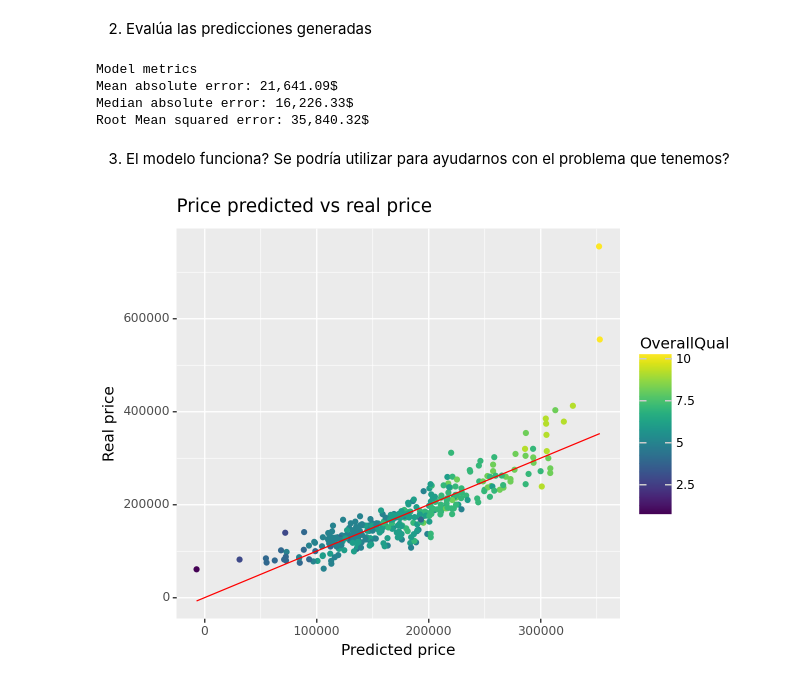
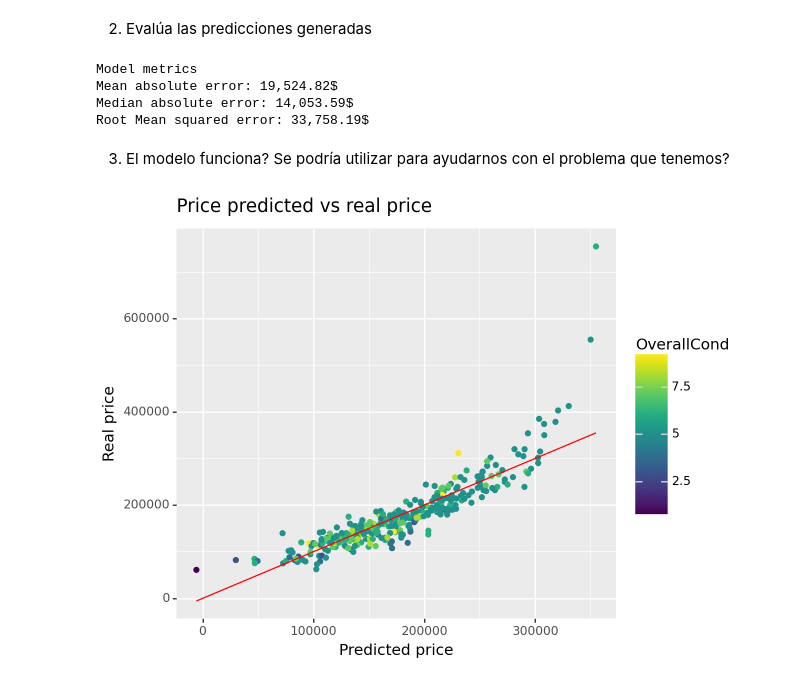
Before and after one commit to TehWeifu/IABD, a Jupyter notebook: SistemasDeAprendizajeAutomatico/Andreas/Project/primer-ejercicio/entregable/entregable-JBSL.ipynb, the cells around one changed output. Drawn from its saved outputs; the diff is of its cells as text; code cells hidden in the pictures.

```diff
--- a/SistemasDeAprendizajeAutomatico/Andreas/Project/primer-ejercicio/entregable/entregable-JBSL.ipynb
+++ b/SistemasDeAprendizajeAutomatico/Andreas/Project/primer-ejercicio/entregable/entregable-JBSL.ipynb
@@ -305,7 +305,8 @@ The variables which seem the most relevant for the model have the following issu
     - YearRemodAdd: Has a pretty big outlier on its lowest value '1950'.
 # %% [markdown]
 2. Arregla los problemas
-# %%
-# Encoding 'Neighborhood' feature to be numerical instead of text
-encoder = LabelEncoder()
-house_data['Neighborhood'] = encoder.fit_transform(house_data['Neighborhood'])
+# %%
+house_data_group_price = house_data.groupby("Neighborhood")["SalePrice"].mean().reset_index()
+house_data_group_price_sorted = house_data_group_price.sort_values(by="SalePrice")
+neighborhoods_sorted = house_data_group_price_sorted["Neighborhood"].tolist()
+neighborhoods_sorted
@@ -312,3 +331,10 @@ house_data['Neighborhood'] = encoder.fit_transform(house_data['Neighborhood'])
+# %%
+from sklearn.preprocessing import OrdinalEncoder
+
+neighborhood = house_data[['Neighborhood']]
+encoder = OrdinalEncoder(categories=[neighborhoods_sorted])
+encoded_neighborhood = encoder.fit_transform(neighborhood)
+house_data['Neighborhood'] = encoded_neighborhood
 # %% [markdown]
 3. Borra todos los datos que no son relevantes para el problema - simplifica los datos
 # %% [markdown]
@@ -462,34 +488,34 @@ print(f"Median absolute error: {metric_median_absolute_error:,.2f}$")
 print(f"Root Mean squared error: {metric_root_mean_squared_error:,.2f}$")
 # %% [output]
 Model metrics
-Mean absolute error: 21,641.09$
-Median absolute error: 16,226.33$
-Root Mean squared error: 35,840.32$
+Mean absolute error: 19,524.82$
+Median absolute error: 14,053.59$
+Root Mean squared error: 33,758.19$
 # %% [markdown]
 3. El modelo funciona? Se podría utilizar para ayudarnos con el problema que tenemos?
 # %%
 # Creamos el gráfico de dispersión
 metrics_df = pd.DataFrame(data={
     "target": y_test,
     "prediction": y_predict,
-    "OverallQual": X_test['OverallQual'],
+    "OverallCond": X_test['OverallCond'],
 })
 graph = (
         pn.ggplot(
             metrics_df,
-            pn.aes(x="prediction", y="target", color='OverallQual'),
+            pn.aes(**{"x": "prediction", "y": "target", "color": 'OverallCond'}),
         )
         + pn.geom_point()
-        + pn.geom_line(pn.aes(y='prediction'), color='red')
+        + pn.geom_line(pn.aes(**{"y": 'prediction'}), color='red')
         + pn.labs(
     title='Price predicted vs real price',
     x='Predicted price',
     y='Real price'
 )
 
 )
 
 # Mostramos el gráfico
 graph.draw()
 # %% [output]
-[figure, old version]
+[figure, new version]
```
Also changed, not shown: parts of 1 cell of this notebook, 1 other file.
